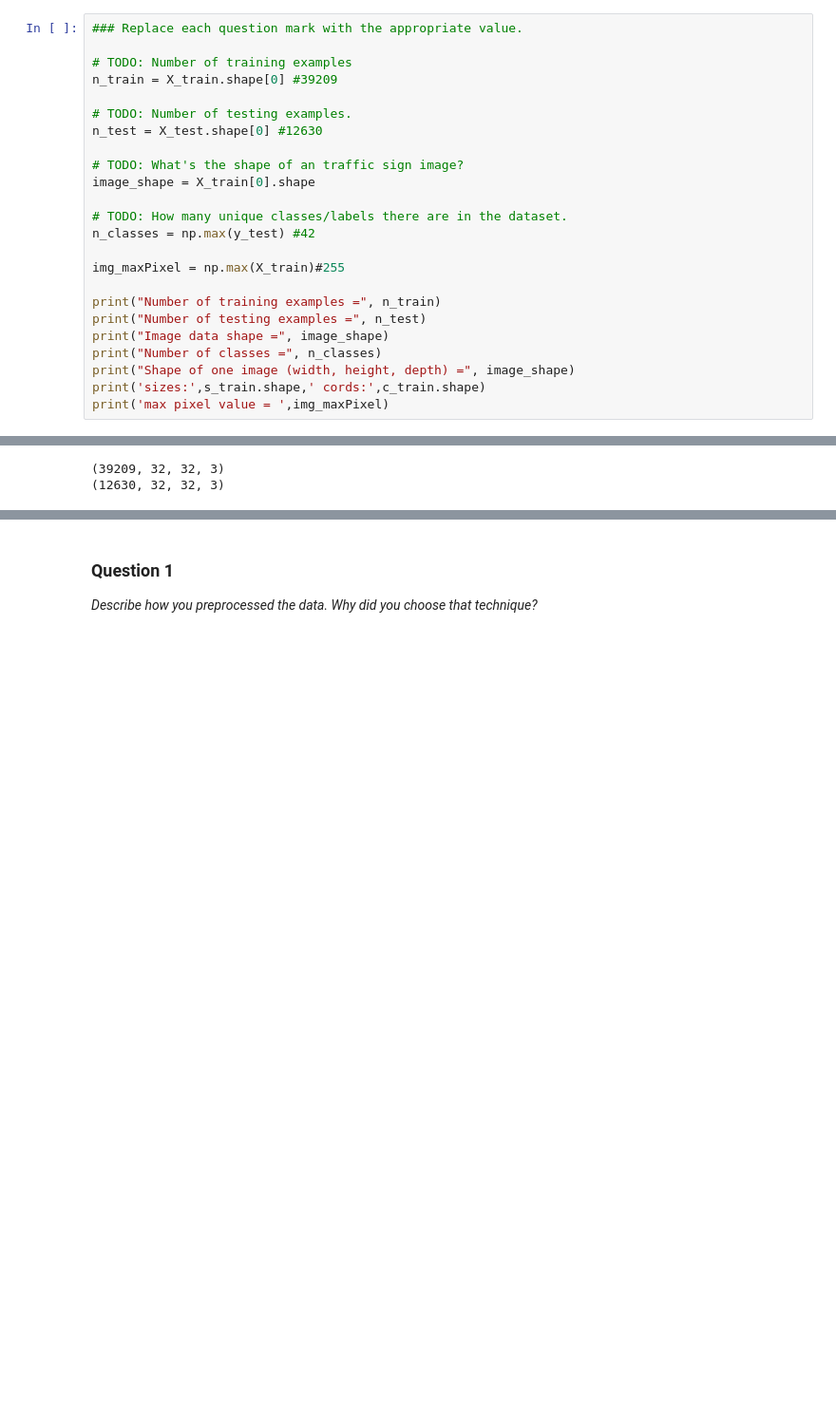
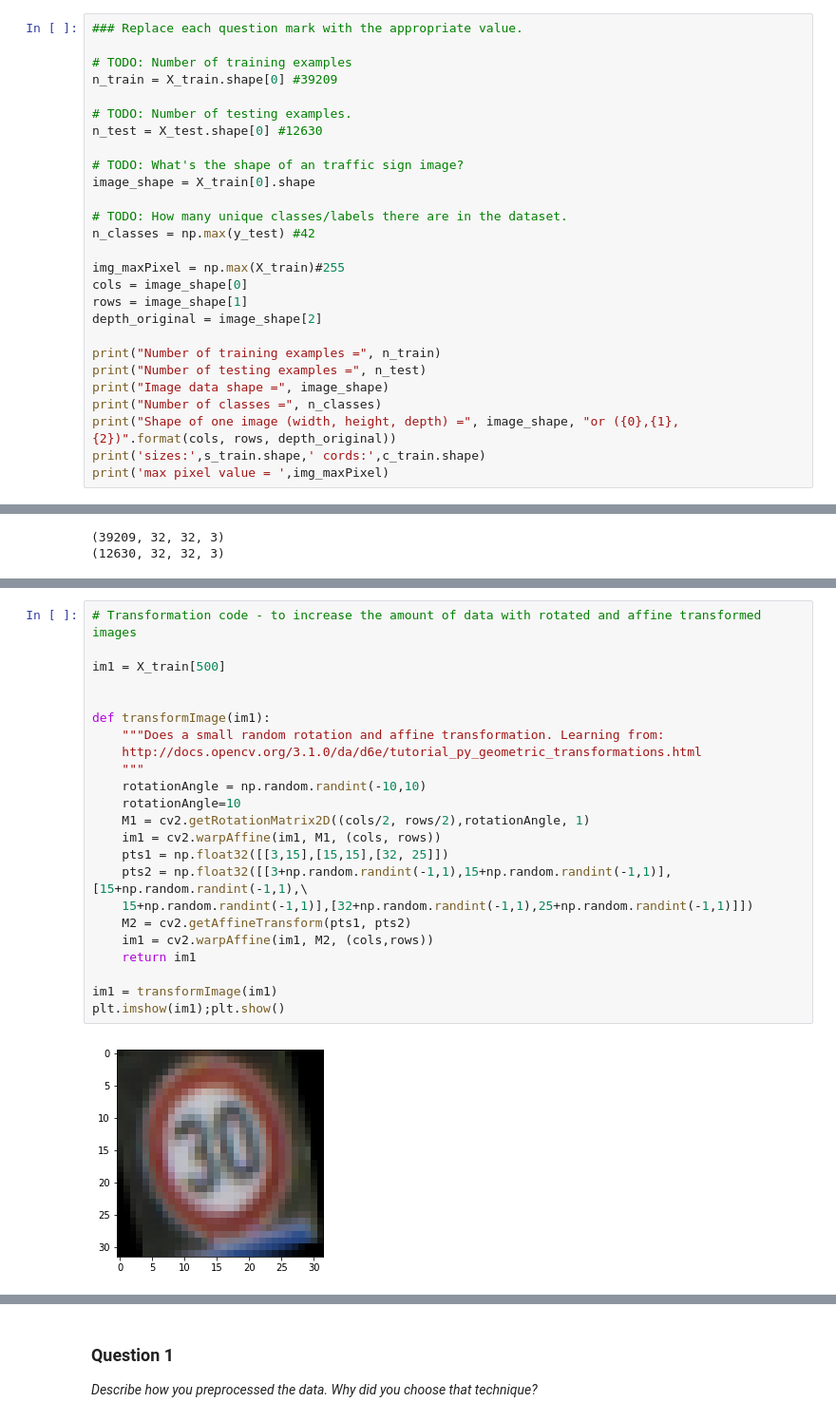
Before and after one commit to eugen8/CarND-Traffic-Sign-Classifier-Project, a Jupyter notebook: Traffic_Sign_Classifier.ipynb, the cells around one changed output, grey strips where cells are left out. Shown at 95% size. Cells and saved outputs as stored; diff of their text form; blank space fills up the shorter version.

Commit message:
added transformations

```diff
--- a/Traffic_Sign_Classifier.ipynb
+++ b/Traffic_Sign_Classifier.ipynb
@@ -63,12 +63,15 @@ image_shape = X_train[0].shape
 n_classes = np.max(y_test) #42
 
 img_maxPixel = np.max(X_train)#255
+cols = image_shape[0]
+rows = image_shape[1]
+depth_original = image_shape[2]
 
 print("Number of training examples =", n_train)
 print("Number of testing examples =", n_test)
 print("Image data shape =", image_shape)
 print("Number of classes =", n_classes)
-print("Shape of one image (width, height, depth) =", image_shape)
+print("Shape of one image (width, height, depth) =", image_shape, "or ({0},{1},{2})".format(cols, rows, depth_original))
 print('sizes:',s_train.shape,' cords:',c_train.shape)
 print('max pixel value = ',img_maxPixel)
 # %% [output]
@@ -270,3 +274,28 @@ plt.imshow(img.squeeze(), cmap='gray')
 plt.show()
 # %% [output]
 [figure]
+# %%
+# Transformation code - to increase the amount of data with rotated and affine transformed images
+
+im1 = X_train[500]
+
+
+def transformImage(im1):
+    """Does a small random rotation and affine transformation. Learning from:
+    http://docs.opencv.org/3.1.0/da/d6e/tutorial_py_geometric_transformations.html
+    """
+    rotationAngle = np.random.randint(-10,10)
+    rotationAngle=10
+    M1 = cv2.getRotationMatrix2D((cols/2, rows/2),rotationAngle, 1)
+    im1 = cv2.warpAffine(im1, M1, (cols, rows))
+    pts1 = np.float32([[3,15],[15,15],[32, 25]])
+    pts2 = np.float32([[3+np.random.randint(-1,1),15+np.random.randint(-1,1)],[15+np.random.randint(-1,1),\
+    15+np.random.randint(-1,1)],[32+np.random.randint(-1,1),25+np.random.randint(-1,1)]])
+    M2 = cv2.getAffineTransform(pts1, pts2)
+    im1 = cv2.warpAffine(im1, M2, (cols,rows))
+    return im1
+
+im1 = transformImage(im1)
+plt.imshow(im1);plt.show()
+# %% [output]
+[figure, added]
```
Also changed, not shown: parts of 15 cells of this notebook, 3 other files.
